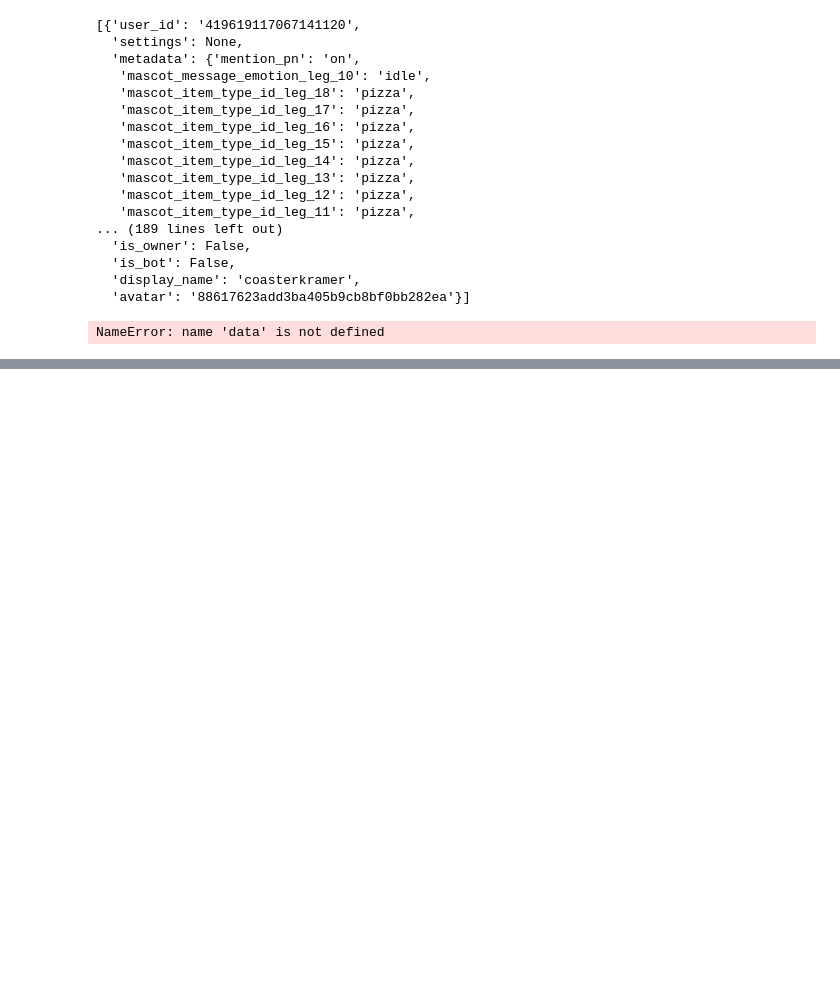
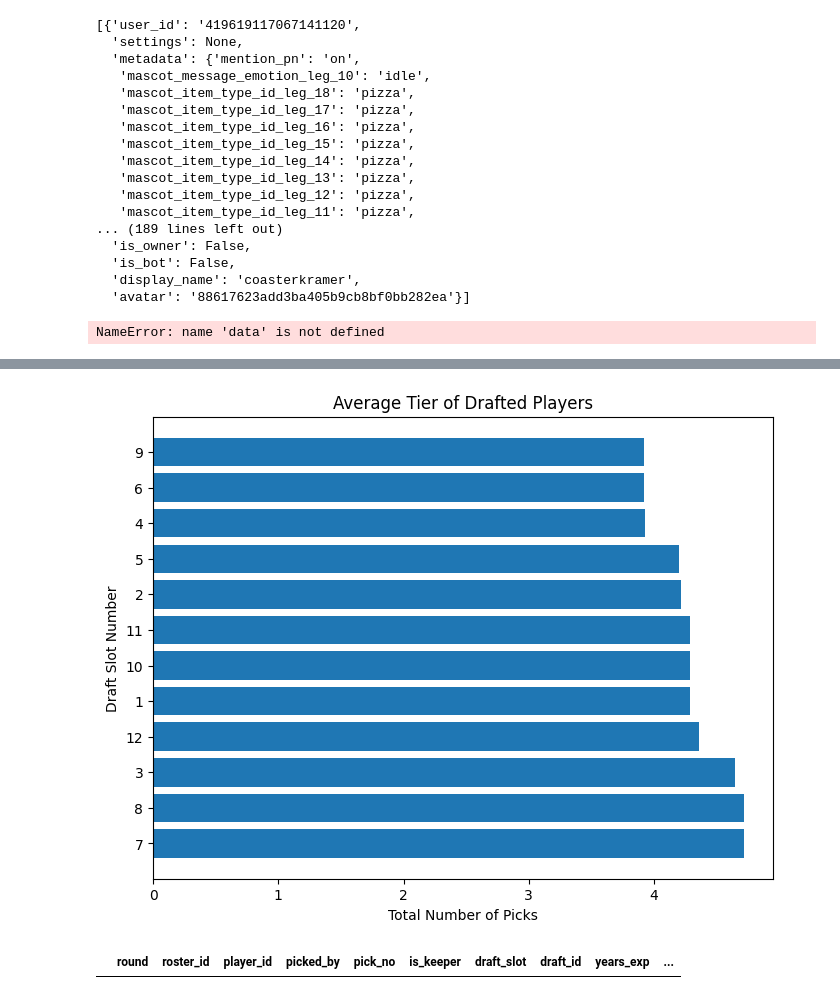
Before and after one commit to tbakely/NFL-Analysis, a Jupyter notebook: sleeperapi.ipynb, the cells around one changed output, grey strips where cells are left out. Drawn from its saved outputs; the diff is of its cells as text; code cells hidden in the pictures; blank space fills up the shorter version.

```diff
--- a/sleeperapi.ipynb
+++ b/sleeperapi.ipynb
@@ -188,0 +241,3 @@ mooch_league.users()
+# %%
+tiers = pd.read_csv("tiers.csv")
+tiers.head()
@@ -188,0 +251,19 @@ mooch_league.users()
+# %%
+draft_grade = test_draft.merge(tiers, left_on="player_name", right_on="Player", how="left")
+# %%
+draft_grade_final = draft_grade[["draft_slot", "Tier"]].groupby("draft_slot", as_index=False).mean("Tier").sort_values("Tier", ascending=False)
+# %%
+import matplotlib.pyplot as plt
+plt.rcParams["figure.figsize"] = (8,6)
+
+plt.barh(draft_grade_final["draft_slot"].astype(str).values, draft_grade_final["Tier"])
+plt.title("Average Tier of Drafted Players")
+plt.ylabel("Draft Slot Number")
+plt.xlabel("Total Number of Picks")
+plt.show()
+# %% [output]
+[figure, added]
+# %%
+draft_grade.loc[draft_grade["Tier"].isnull()]
+# %% [output]
+|  | round | roster_id | player_id | picked_by | pick_no | is_keeper | draft_slot | draft_id | years_exp | ... |
```
Also changed, not shown: parts of 23 cells of this notebook, 10 other files.
